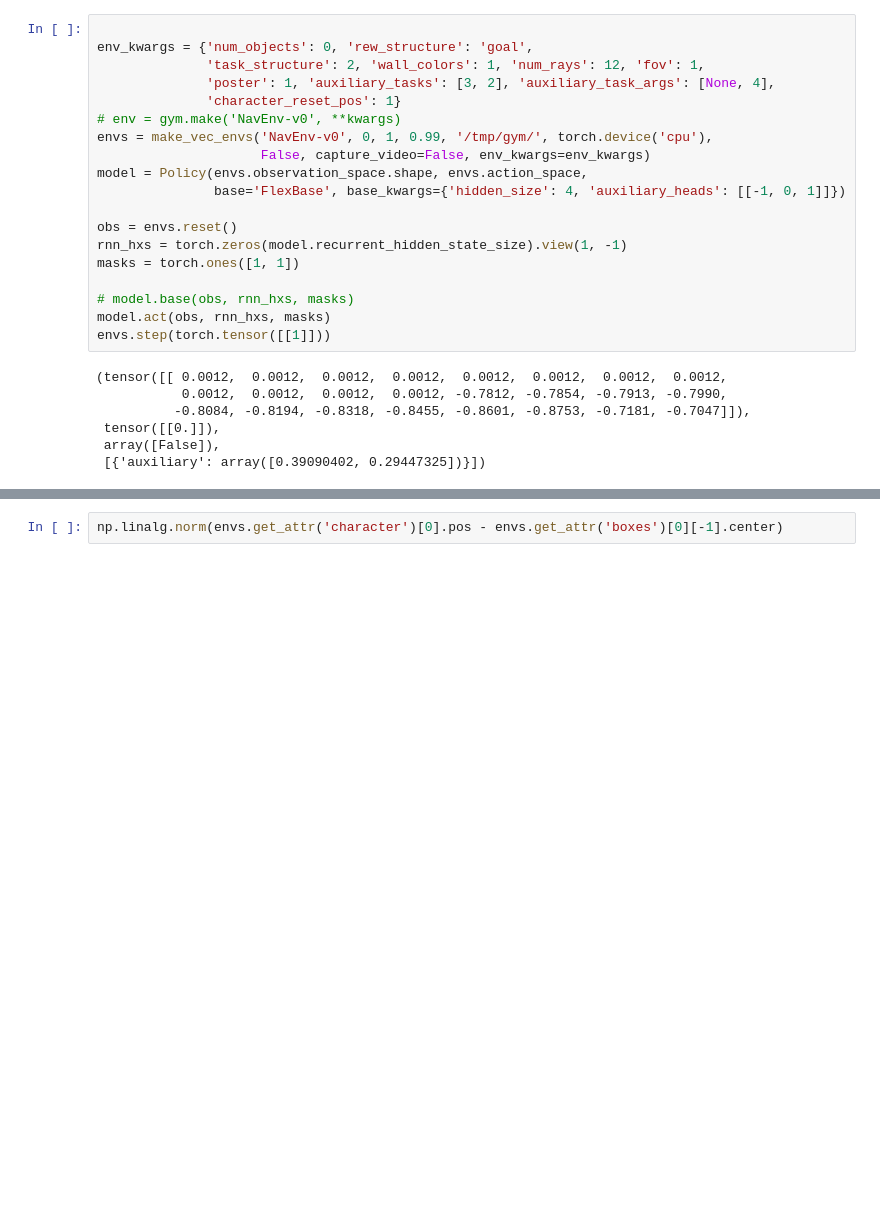
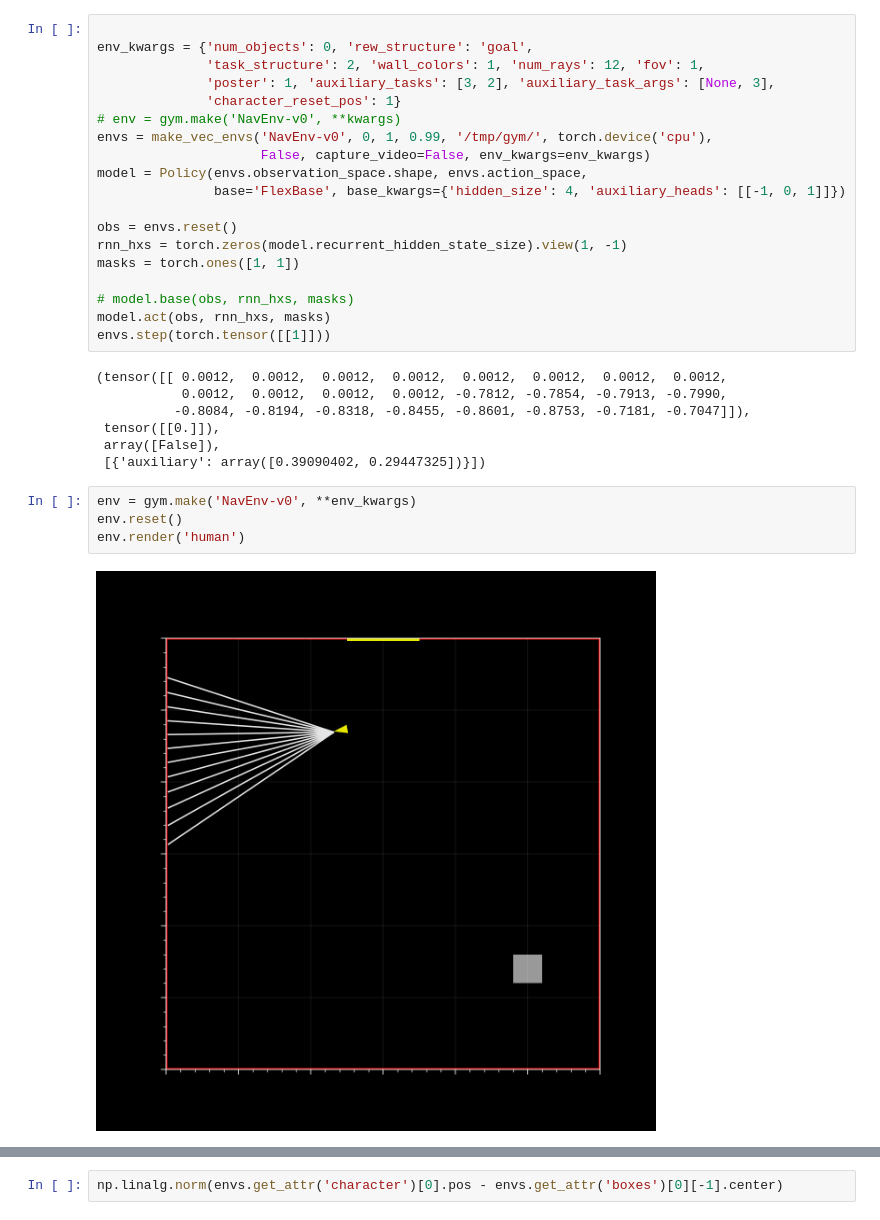
Before and after one commit to liuandrew/training-rl-algo, a Jupyter notebook: write_and_test/manual_testing.ipynb, the cells around one changed output, grey strips where cells are left out. Cells and saved outputs as stored; diff of their text form; blank space fills up the shorter version.

```diff
--- a/write_and_test/manual_testing.ipynb
+++ b/write_and_test/manual_testing.ipynb
@@ -179,7 +179,7 @@ array([0.32455324, 0.33017026, 0.3452765 ])
 
 env_kwargs = {'num_objects': 0, 'rew_structure': 'goal',
               'task_structure': 2, 'wall_colors': 1, 'num_rays': 12, 'fov': 1,
-              'poster': 1, 'auxiliary_tasks': [3, 2], 'auxiliary_task_args': [None, 4],
+              'poster': 1, 'auxiliary_tasks': [3, 2], 'auxiliary_task_args': [None, 3],
               'character_reset_pos': 1}
 # env = gym.make('NavEnv-v0', **kwargs)
 envs = make_vec_envs('NavEnv-v0', 0, 1, 0.99, '/tmp/gym/', torch.device('cpu'),
@@ -201,4 +201,10 @@ envs.step(torch.tensor([[1]]))
  tensor([[0.]]),
  array([False]),
  [{'auxiliary': array([0.39090402, 0.29447325])}])
+# %%
+env = gym.make('NavEnv-v0', **env_kwargs)
+env.reset()
+env.render('human')
+# %% [output]
+[figure, added]
 # %%
```
Also changed, not shown: parts of 16 cells of this notebook, 15 other files.
